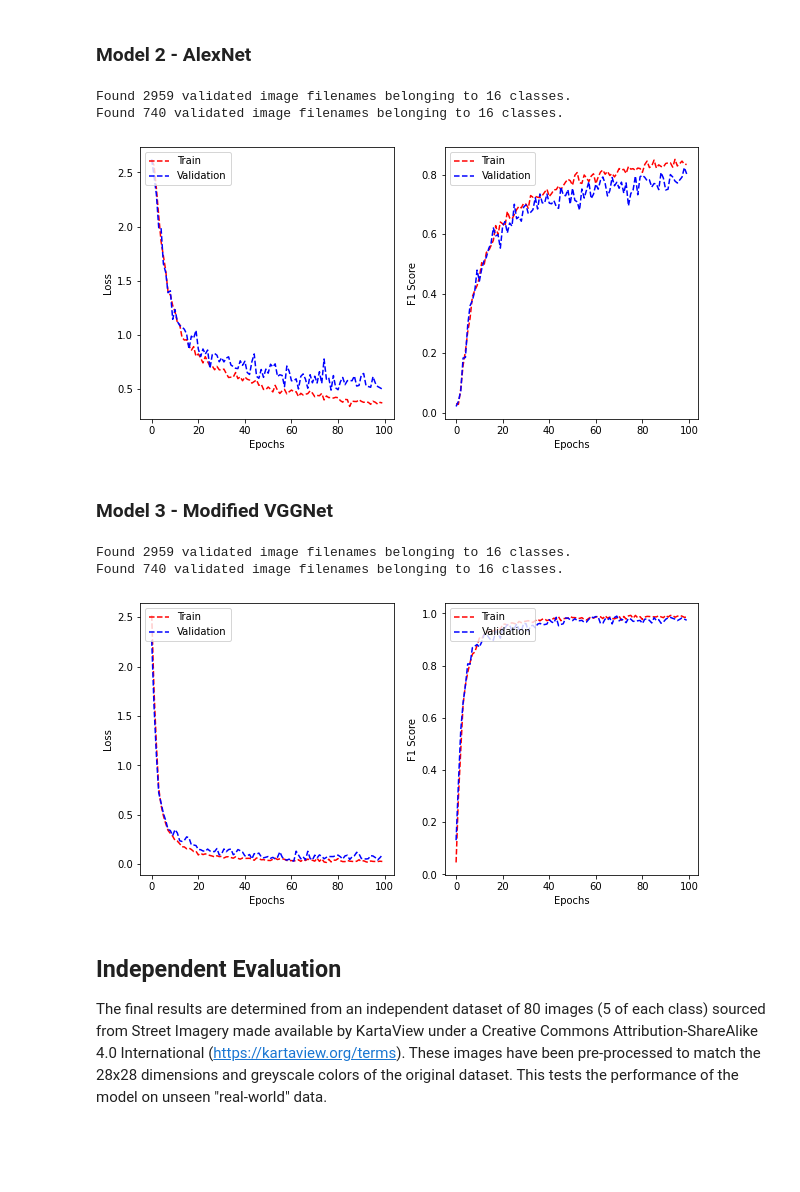
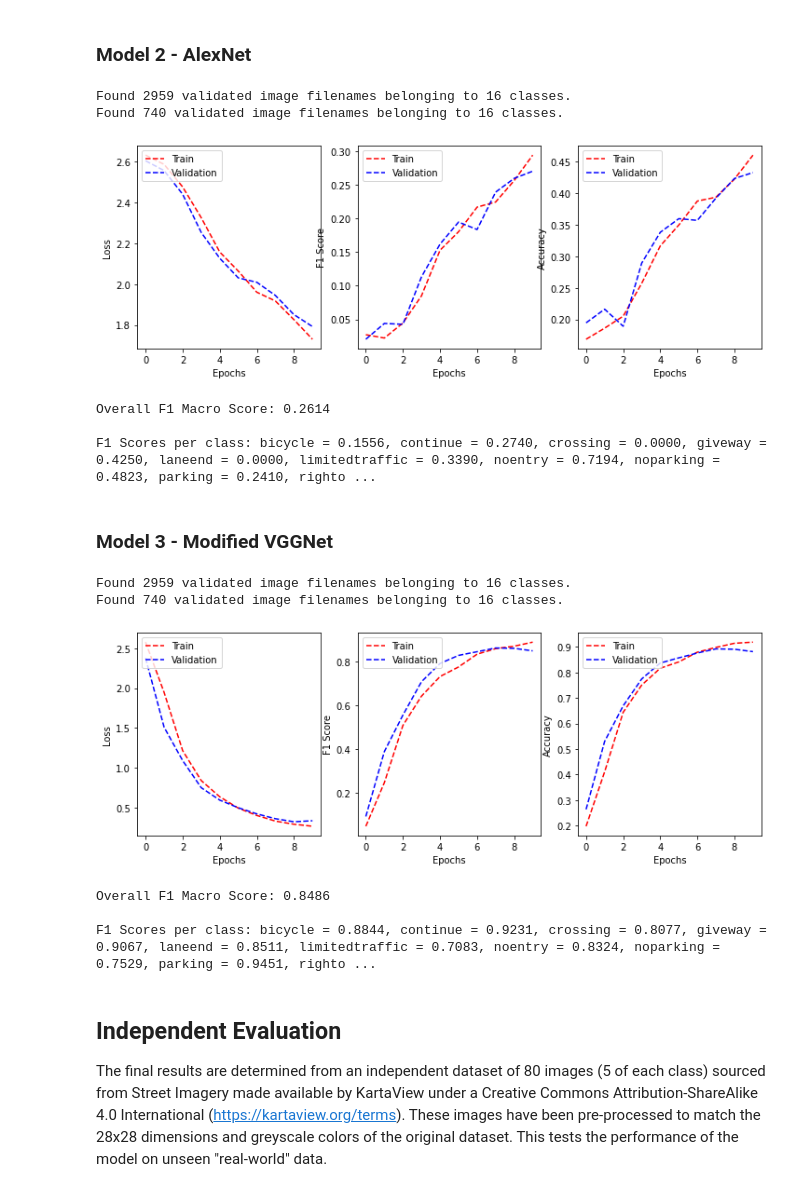
Before and after one commit to Ethan-Rayner/RoadSignClassification, a Jupyter notebook: dan_merge.ipynb, the cells around one changed output. Drawn from its saved outputs; the diff is of its cells as text; code cells hidden in the pictures; blank space fills up the shorter version.

Commit message:
per class f1 scores + accuracy graph returns

```diff
--- a/dan_merge.ipynb
+++ b/dan_merge.ipynb
@@ -41,39 +41,42 @@ ImageDataGenerators are used to generate training and validation images that are
 # %%
 CLASS_COLUMN = "type"
 BATCH_SIZE = 32
-EPOCHS = 100
+EPOCHS = 10
 
 import models.alexnet as alex
 from models.utils import history_graph
 from models.utils import create_generator
+from models.test import score_f1
 
 alex_train_images = create_generator(train_data, CLASS_COLUMN, IMAGE_SIZE, BATCH_SIZE)
 alex_val_images = create_generator(val_data, CLASS_COLUMN, IMAGE_SIZE, BATCH_SIZE)
 alex_model, alex_history = alex.fit_model(data, CLASS_COLUMN, alex_train_images, alex_val_images, IMAGE_SIZE, EPOCHS)
 history_graph(alex_history)
+score_f1(alex_model, alex_val_images)
 # %% [output]
 Found 2959 validated image filenames belonging to 16 classes.
 Found 740 validated image filenames belonging to 16 classes.
-[figure, old version]
+[figure, new version]
+Overall F1 Macro Score: 0.2614
+
+F1 Scores per class: bicycle = 0.1556, continue = 0.2740, crossing = 0.0000, giveway = 0.4250, laneend = 0.0000, limitedtraffic = 0.3390, noentry = 0.7194, noparking = 0.4823, parking = 0.2410, righto ...
 # %% [markdown]
 ### Model 3 - Modified VGGNet
 # %%
-CLASS_COLUMN = "type"
-BATCH_SIZE = 32
-EPOCHS = 100
-
 import models.vggnet as vgg
-from models.utils import history_graph
-from models.utils import create_generator
 
 vgg_train_images = create_generator(train_data, CLASS_COLUMN, IMAGE_SIZE, BATCH_SIZE)
 vgg_val_images = create_generator(val_data, CLASS_COLUMN, IMAGE_SIZE, BATCH_SIZE)
 vgg_model, vgg_history = vgg.fit_model(data, CLASS_COLUMN, vgg_train_images, vgg_val_images, IMAGE_SIZE, EPOCHS)
 history_graph(vgg_history)
+score_f1(vgg_model, vgg_val_images)
 # %% [output]
 Found 2959 validated image filenames belonging to 16 classes.
 Found 740 validated image filenames belonging to 16 classes.
-[figure, old version]
+[figure, new version]
+Overall F1 Macro Score: 0.8486
+
+F1 Scores per class: bicycle = 0.8844, continue = 0.9231, crossing = 0.8077, giveway = 0.9067, laneend = 0.8511, limitedtraffic = 0.7083, noentry = 0.8324, noparking = 0.7529, parking = 0.9451, righto ...
 # %% [markdown]
 ## Independent Evaluation
 The final results are determined from an independent dataset of 80 images (5 of each class) sourced from Street Imagery made available by KartaView under a Creative Commons Attribution-ShareAlike 4.0 International ([https://kartaview.org/terms](https://kartaview.org/terms)). These images have been pre-processed to match the 28x28 dimensions and greyscale colors of the original dataset. This tests the performance of the model on unseen "real-world" data.
```
Also changed, not shown: parts of 4 cells of this notebook, 4 other files.
